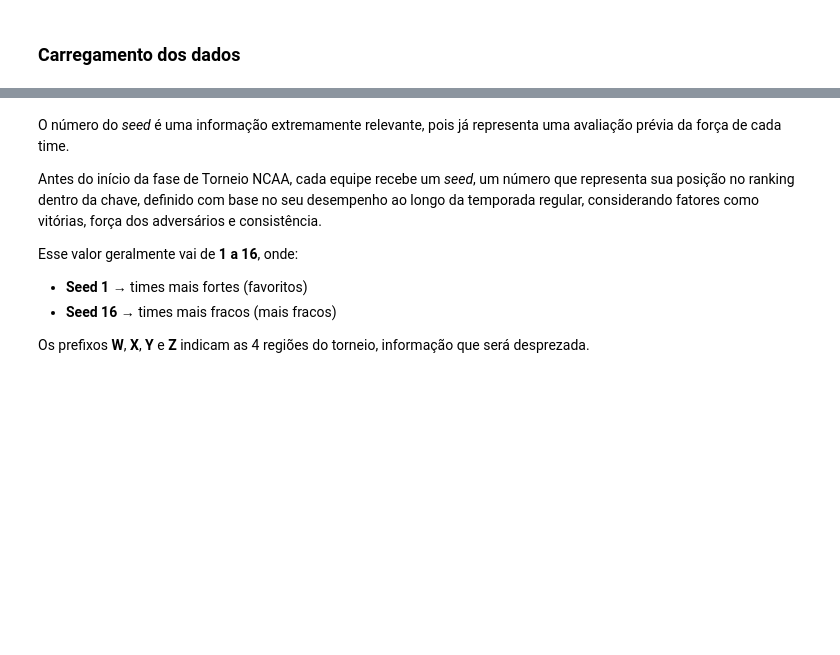
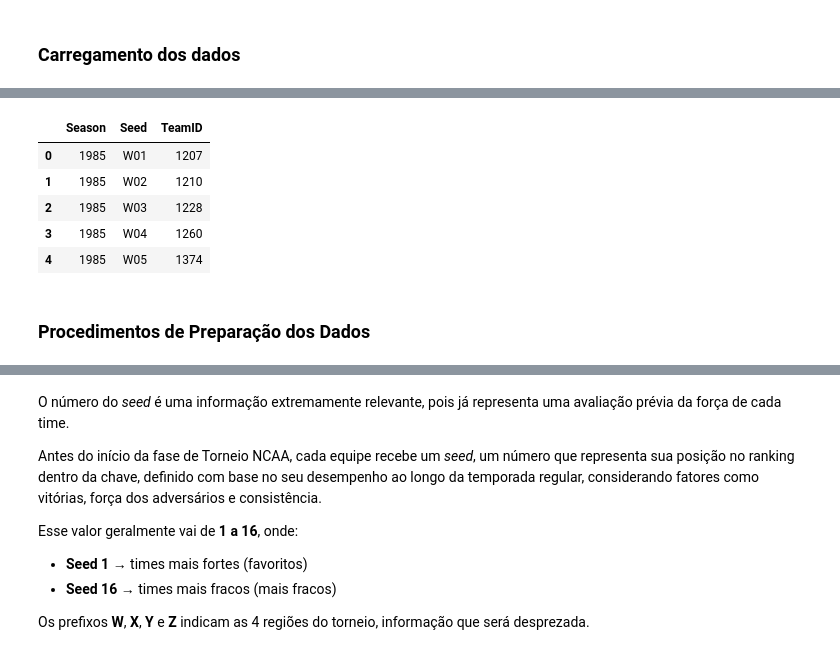
Before and after one commit to manel018/TP01-IC-Basketball-Forecasting, a Jupyter notebook: main.ipynb, the cells around one changed output, grey strips where cells are left out. Saved outputs shown, nothing was run; the diff lists cells and outputs as text; code cells hidden in the pictures; blank space fills up the shorter version.

```diff
--- a/main.ipynb
+++ b/main.ipynb
@@ -133,0 +181,11 @@ seeds = pd.concat([M_seeds, W_seeds])
+# %%
+seeds.head()
+# %% [output]
+|  | Season | Seed | TeamID |
+| 0 | 1985 | W01 | 1207 |
+| 1 | 1985 | W02 | 1210 |
+| 2 | 1985 | W03 | 1228 |
+| 3 | 1985 | W04 | 1260 |
+| 4 | 1985 | W05 | 1374 |
+# %% [markdown]
+### Procedimentos de Preparação dos Dados
```
Also changed, not shown: parts of 54 cells of this notebook.
